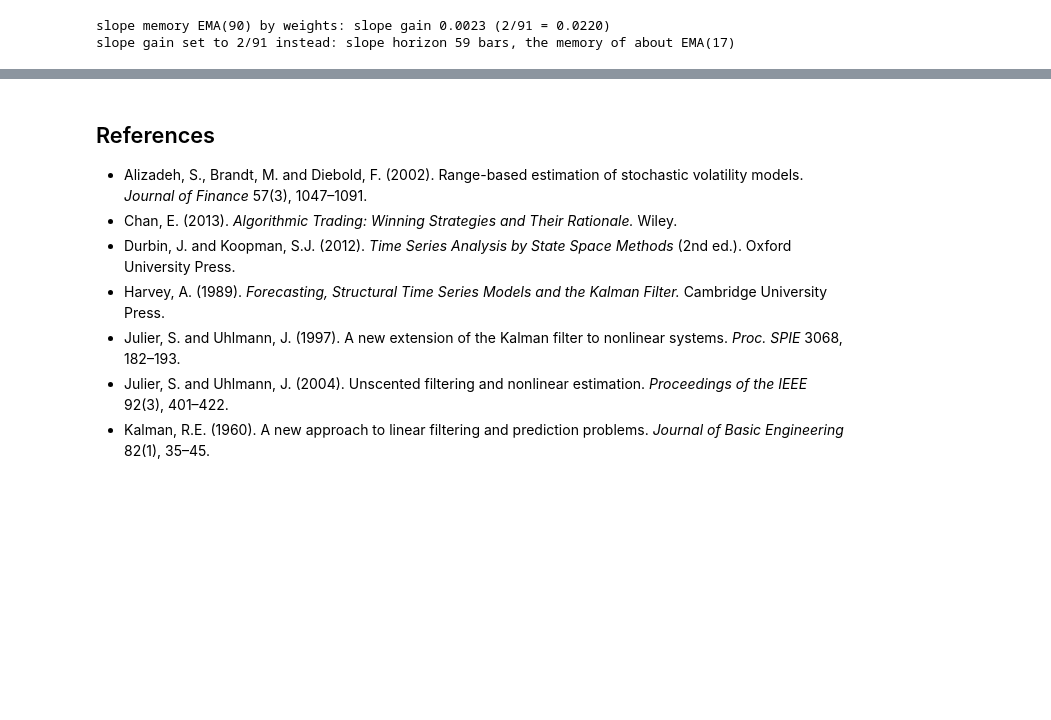
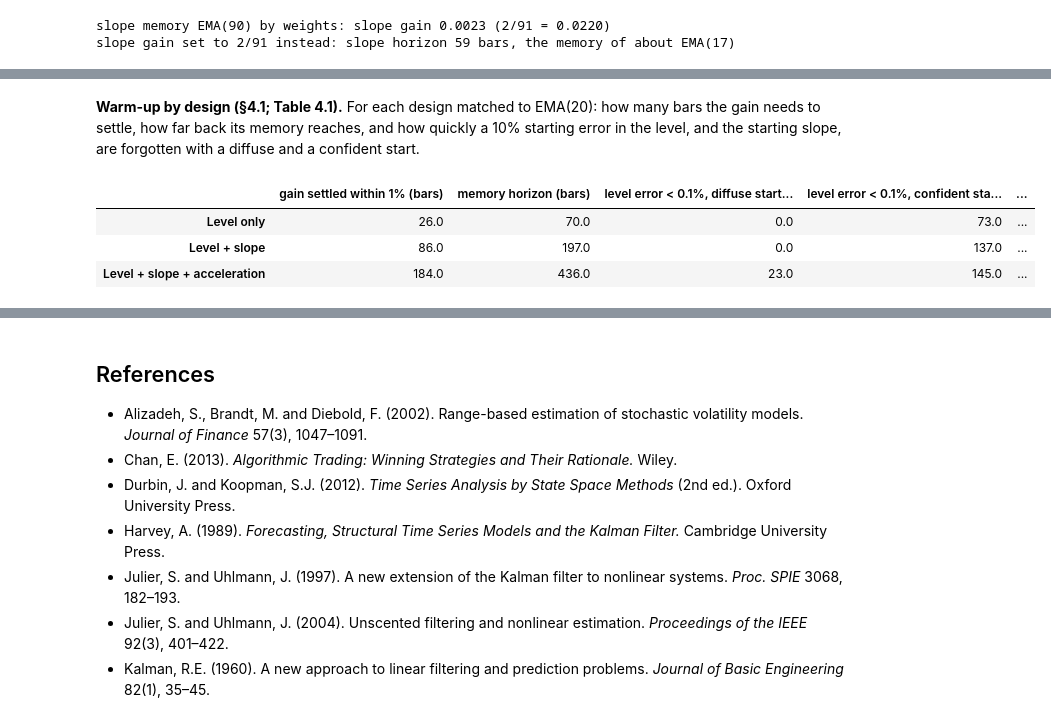
Before and after one commit to MaxGnesi/systematic-trading-notes, a Jupyter notebook: lectures/04-tracking-hidden-states/04b_tracking_hidden_states.ipynb, the cells around one changed output, grey strips where cells are left out. Cells and saved outputs as stored; diff of their text form; code cells hidden in the pictures; blank space fills up the shorter version.

```diff
--- a/lectures/04-tracking-hidden-states/04b_tracking_hidden_states.ipynb
+++ b/lectures/04-tracking-hidden-states/04b_tracking_hidden_states.ipynb
@@ -543,0 +577,32 @@ slope gain set to 2/91 instead: slope horizon 59 bars, the memory of about EMA(1
+# %% [markdown]
+**Warm-up by design (§4.1; Table 4.1).** For each design matched to EMA(20): how many bars the gain needs to
+settle, how far back its memory reaches, and how quickly a 10% starting error in the level, and the starting
+slope, are forgotten with a diffuse and a confident start.
+# %%
+rows = {}
+for k in (1, 2, 3):
+    g = run(np.zeros(3000), k, R_MATCH[k], start_uncertainty=1e3)["gain"]
+    settle = int(np.argmax(np.abs(g - g[-1]) < 0.01 * g[-1]))
+    w = level_weights(k, R_MATCH[k], n=2000)
+    tail = np.array([np.abs(w[j:]).sum() for j in range(len(w))]) / np.abs(w).sum()
+    horizon = int(np.argmax(tail < 1e-3))
+    ref_k = run(y_qqq, k, R_MATCH[k])["states"]
+    s0 = np.zeros(k); s0[0] = y_qqq[0] + off
+    row = {"gain settled within 1% (bars)": settle, "memory horizon (bars)": horizon}
+    for nm, p0 in (("diffuse", 1e3), ("confident", 1e-6)):
+        Xw = run(y_qqq, k, R_MATCH[k], start_uncertainty=p0, start_state=s0)["states"]
+        e_lvl = np.abs(Xw[:, 0] - ref_k[:, 0]) / off
+        b = np.where(e_lvl < 1e-3)[0]
+        row[f"level error < 0.1%, {nm} start (bars)"] = int(b[0]) if len(b) else None
+        if k >= 2:
+            e_sl = 25200 * np.abs(Xw[:, 1] - ref_k[:, 1])
+            later = np.where(e_sl >= 1.0)[0]
+            row[f"slope within 1%/yr for good, {nm} start (bars)"] = int(later[-1] + 1) if len(later) else 0
+    rows[NAMES[k]] = row
+warm_tab = pd.DataFrame(rows).T
+display(warm_tab)
+# %% [output]
+|  | gain settled within 1% (bars) | memory horizon (bars) | level error < 0.1%, diffuse start... | level error < 0.1%, confident sta... | ... |
+| Level only | 26.0 | 70.0 | 0.0 | 73.0 | ... |
+| Level + slope | 86.0 | 197.0 | 0.0 | 137.0 | ... |
+| Level + slope + acceleration | 184.0 | 436.0 | 23.0 | 145.0 | ... |
```
Also changed, not shown: parts of 5 cells of this notebook, 1 other file.
